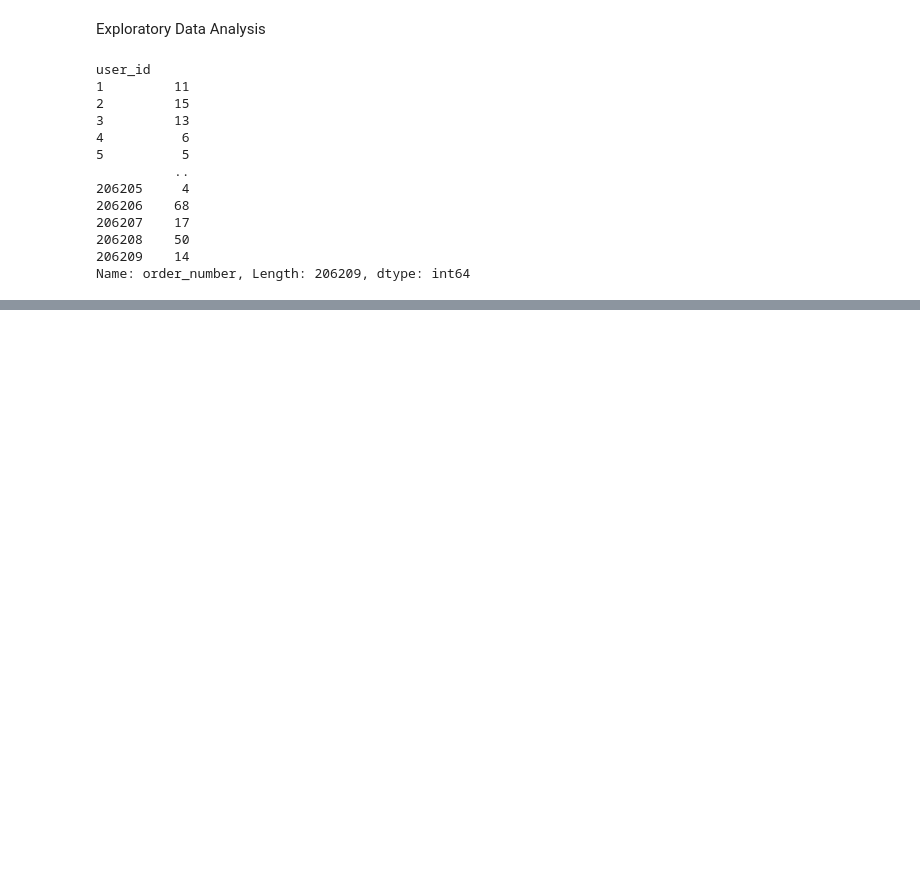
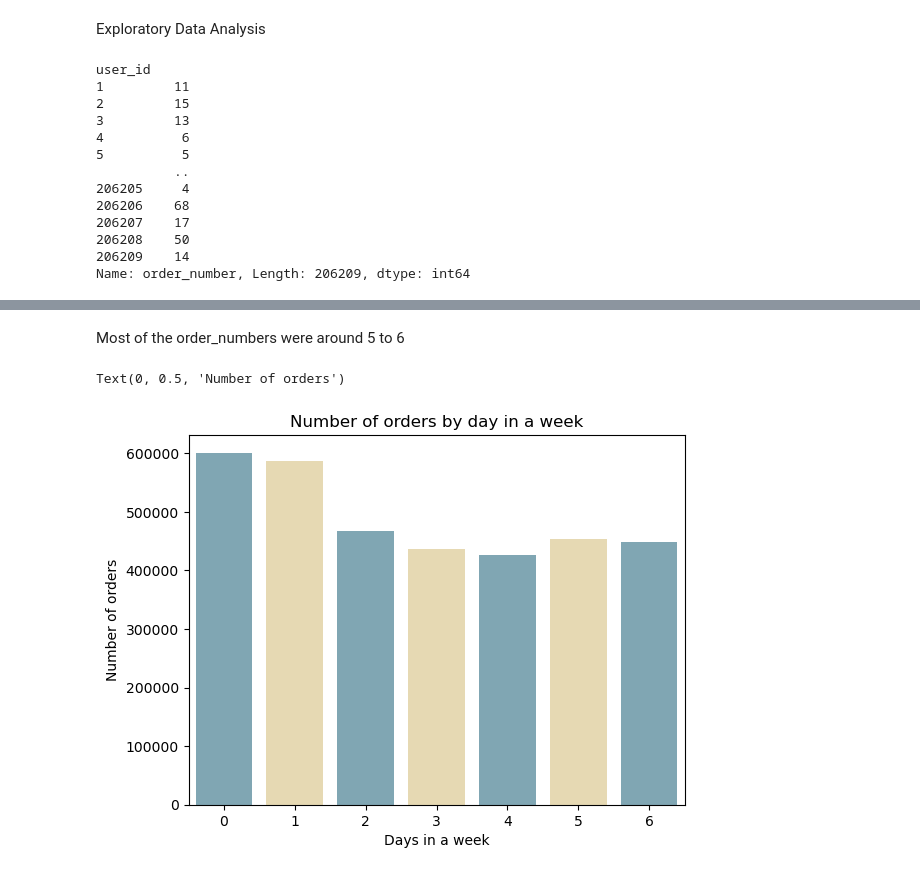
Before and after one commit to saimadhu27/instacart_analysis, a Jupyter notebook: notebook_eda.ipynb, the cells around one changed output, grey strips where cells are left out. Drawn from its saved outputs; the diff is of its cells as text; code cells hidden in the pictures; blank space fills up the shorter version.

```diff
--- a/notebook_eda.ipynb
+++ b/notebook_eda.ipynb
@@ -223,0 +242,10 @@ sns.histplot(data = orders.groupby(['user_id'])['order_number'].count())
+# %% [markdown]
+Most of the order_numbers were around 5 to 6
+# %%
+sns.countplot(data = orders, x = 'order_dow')
+plt.title('Number of orders by day in a week')
+plt.xlabel('Days in a week')
+plt.ylabel('Number of orders')
+# %% [output]
+Text(0, 0.5, 'Number of orders')
+[figure, added]
```
Also changed, not shown: parts of 10 cells of this notebook.
